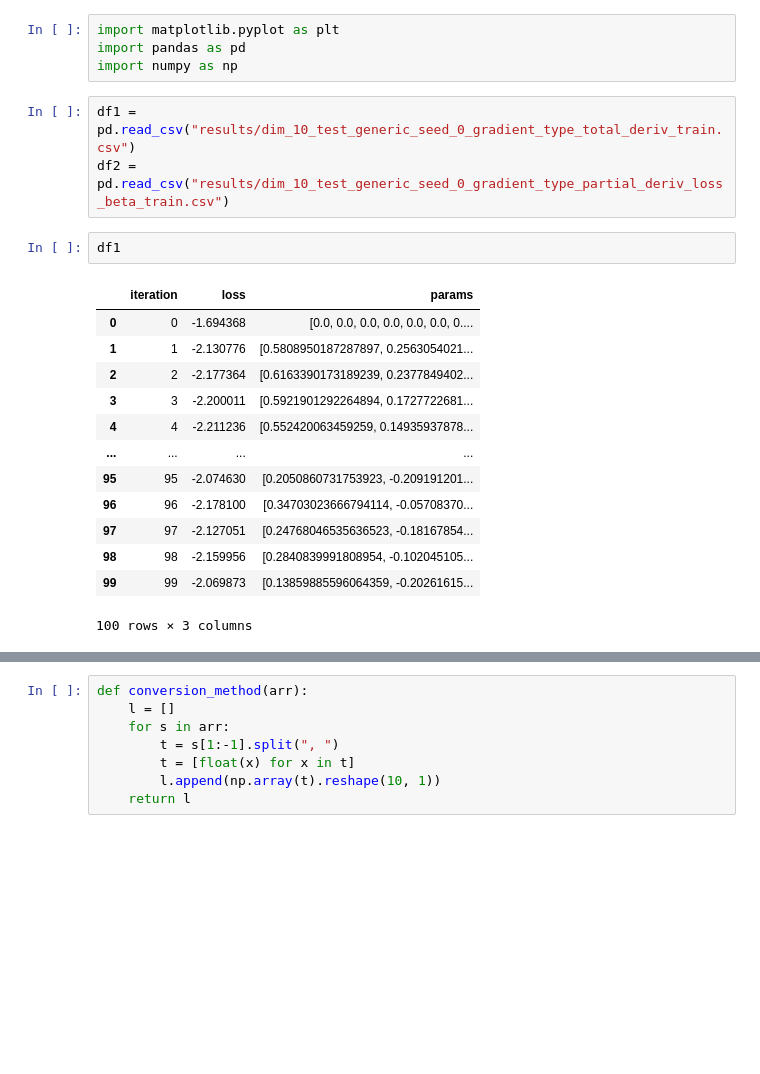
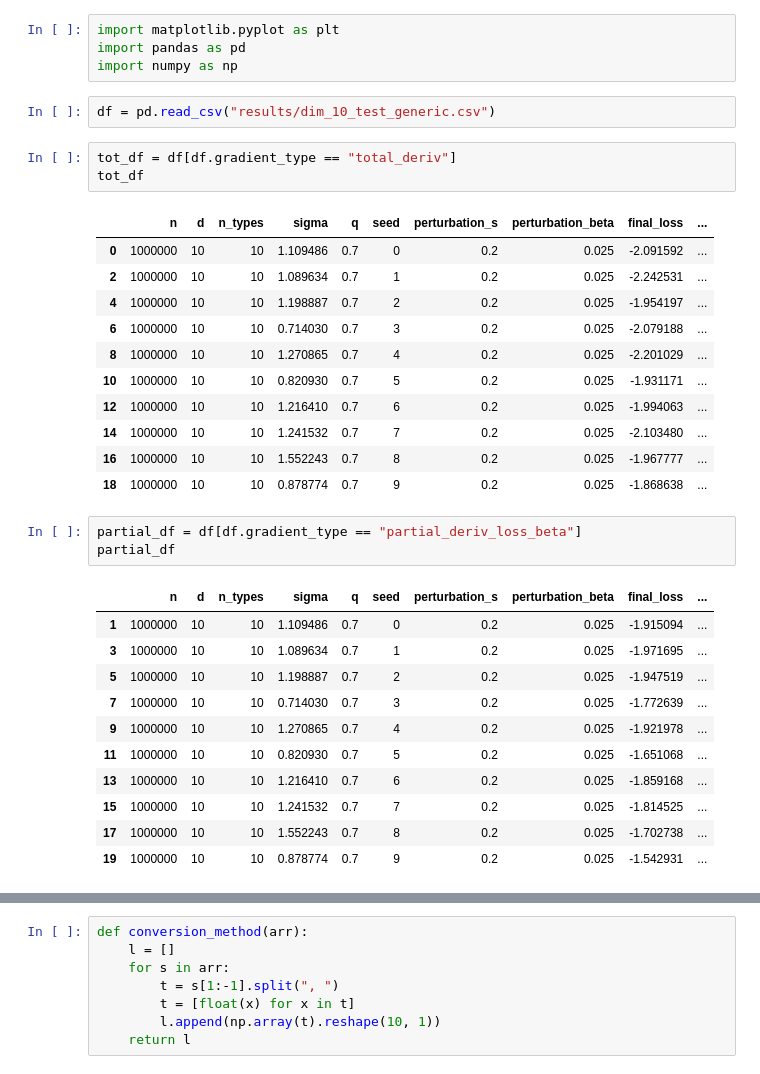
Before and after one commit to roshni714/ml-with-strategic-agents, a Jupyter notebook: paper-loss-plot.ipynb, the cells around one changed output, grey strips where cells are left out. Drawn from its saved outputs; the diff is of its cells as text; blank space fills up the shorter version.

```diff
--- a/paper-loss-plot.ipynb
+++ b/paper-loss-plot.ipynb
@@ -3,21 +3,34 @@ import matplotlib.pyplot as plt
 import pandas as pd
 import numpy as np
 # %%
-df1 = pd.read_csv("results/dim_10_test_generic_seed_0_gradient_type_total_deriv_train.csv")
-df2 = pd.read_csv("results/dim_10_test_generic_seed_0_gradient_type_partial_deriv_loss_beta_train.csv")
+df = pd.read_csv("results/dim_10_test_generic.csv")
 # %%
-df1
+tot_df = df[df.gradient_type == "total_deriv"]
+tot_df
 # %% [output]
-|  | iteration | loss | params |
-| 0 | 0 | -1.694368 | [0.0, 0.0, 0.0, 0.0, 0.0, 0.0, 0.... |
-| 1 | 1 | -2.130776 | [0.5808950187287897, 0.2563054021... |
-| 2 | 2 | -2.177364 | [0.6163390173189239, 0.2377849402... |
-| 3 | 3 | -2.200011 | [0.5921901292264894, 0.1727722681... |
-| 4 | 4 | -2.211236 | [0.552420063459259, 0.14935937878... |
-| ... | ... | ... | ... |
-| 95 | 95 | -2.074630 | [0.2050860731753923, -0.209191201... |
-| 96 | 96 | -2.178100 | [0.34703023666794114, -0.05708370... |
-| 97 | 97 | -2.127051 | [0.24768046535636523, -0.18167854... |
-| 98 | 98 | -2.159956 | [0.2840839991808954, -0.102045105... |
-| 99 | 99 | -2.069873 | [0.13859885596064359, -0.20261615... |
+|  | n | d | n_types | sigma | q | seed | perturbation_s | perturbation_beta | final_loss | ... |
+| 0 | 1000000 | 10 | 10 | 1.109486 | 0.7 | 0 | 0.2 | 0.025 | -2.091592 | ... |
+| 2 | 1000000 | 10 | 10 | 1.089634 | 0.7 | 1 | 0.2 | 0.025 | -2.242531 | ... |
+| 4 | 1000000 | 10 | 10 | 1.198887 | 0.7 | 2 | 0.2 | 0.025 | -1.954197 | ... |
+| 6 | 1000000 | 10 | 10 | 0.714030 | 0.7 | 3 | 0.2 | 0.025 | -2.079188 | ... |
+| 8 | 1000000 | 10 | 10 | 1.270865 | 0.7 | 4 | 0.2 | 0.025 | -2.201029 | ... |
+| 10 | 1000000 | 10 | 10 | 0.820930 | 0.7 | 5 | 0.2 | 0.025 | -1.931171 | ... |
+| 12 | 1000000 | 10 | 10 | 1.216410 | 0.7 | 6 | 0.2 | 0.025 | -1.994063 | ... |
+| 14 | 1000000 | 10 | 10 | 1.241532 | 0.7 | 7 | 0.2 | 0.025 | -2.103480 | ... |
+| 16 | 1000000 | 10 | 10 | 1.552243 | 0.7 | 8 | 0.2 | 0.025 | -1.967777 | ... |
+| 18 | 1000000 | 10 | 10 | 0.878774 | 0.7 | 9 | 0.2 | 0.025 | -1.868638 | ... |
-100 rows × 3 columns
+# %%
+partial_df = df[df.gradient_type == "partial_deriv_loss_beta"]
+partial_df
+# %% [output]
+|  | n | d | n_types | sigma | q | seed | perturbation_s | perturbation_beta | final_loss | ... |
+| 1 | 1000000 | 10 | 10 | 1.109486 | 0.7 | 0 | 0.2 | 0.025 | -1.915094 | ... |
+| 3 | 1000000 | 10 | 10 | 1.089634 | 0.7 | 1 | 0.2 | 0.025 | -1.971695 | ... |
+| 5 | 1000000 | 10 | 10 | 1.198887 | 0.7 | 2 | 0.2 | 0.025 | -1.947519 | ... |
+| 7 | 1000000 | 10 | 10 | 0.714030 | 0.7 | 3 | 0.2 | 0.025 | -1.772639 | ... |
+| 9 | 1000000 | 10 | 10 | 1.270865 | 0.7 | 4 | 0.2 | 0.025 | -1.921978 | ... |
+| 11 | 1000000 | 10 | 10 | 0.820930 | 0.7 | 5 | 0.2 | 0.025 | -1.651068 | ... |
+| 13 | 1000000 | 10 | 10 | 1.216410 | 0.7 | 6 | 0.2 | 0.025 | -1.859168 | ... |
+| 15 | 1000000 | 10 | 10 | 1.241532 | 0.7 | 7 | 0.2 | 0.025 | -1.814525 | ... |
+| 17 | 1000000 | 10 | 10 | 1.552243 | 0.7 | 8 | 0.2 | 0.025 | -1.702738 | ... |
+| 19 | 1000000 | 10 | 10 | 0.878774 | 0.7 | 9 | 0.2 | 0.025 | -1.542931 | ... |
```
Also changed, not shown: parts of 2 cells of this notebook, 4 other files.
